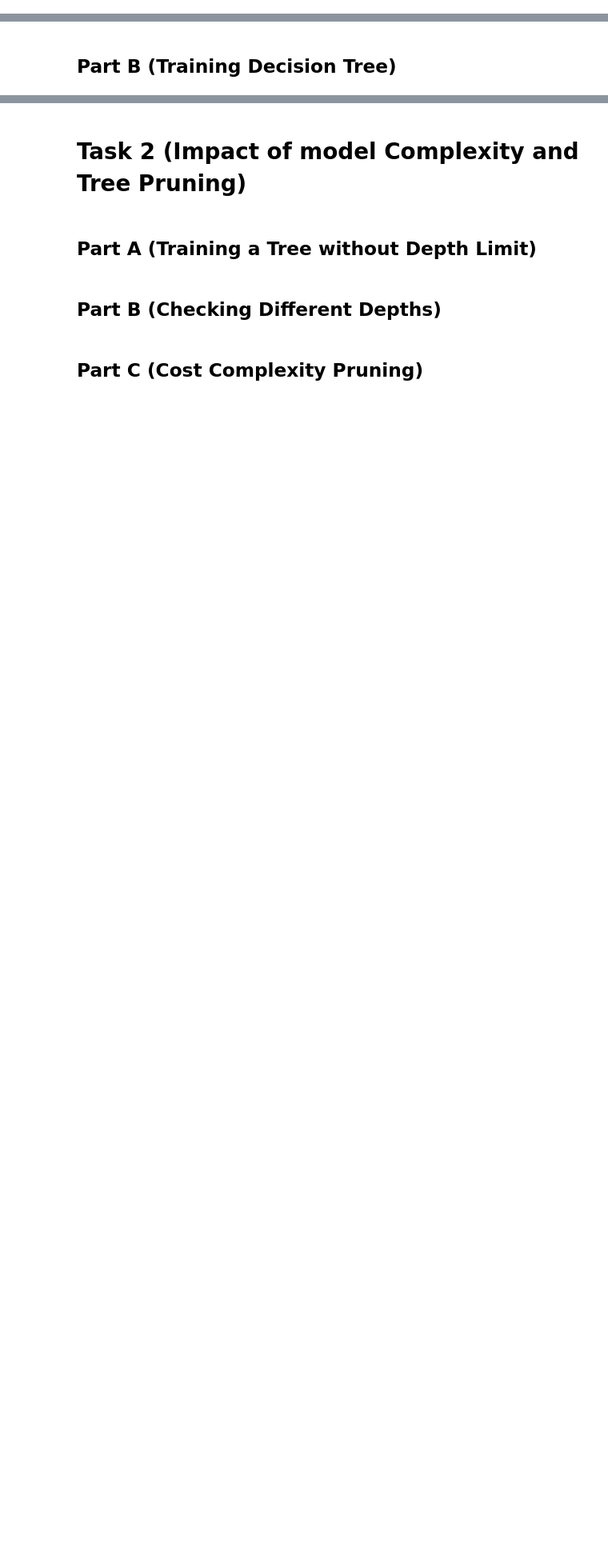
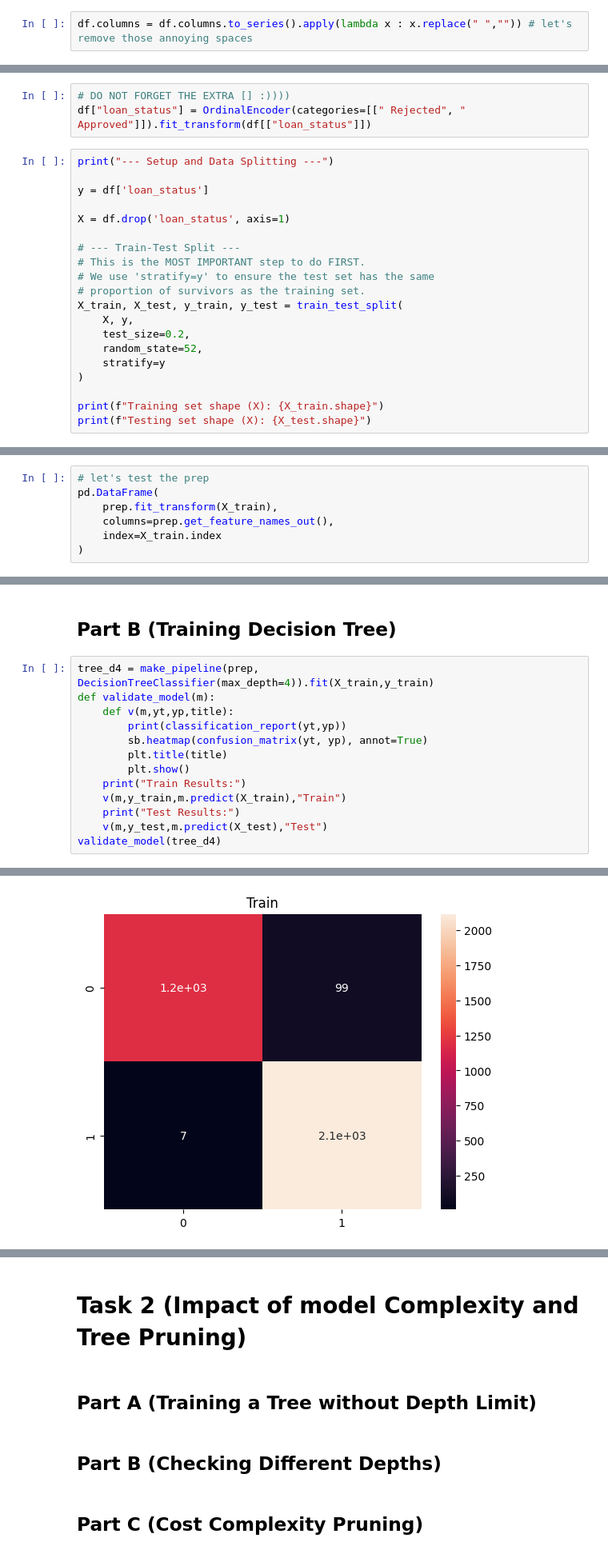
Before and after one commit to akp2003/Machine_Learning_Exercises, a Jupyter notebook: ML/HW5.ipynb, the cells around one changed output, grey strips where cells are left out. Shown at 80% size. Saved outputs shown, nothing was run; the diff lists cells and outputs as text; blank space fills up the shorter version.

```diff
--- a/ML/HW5.ipynb
+++ b/ML/HW5.ipynb
@@ -11,0 +61,2 @@ df = pd.read_csv("data/dataset.csv")
+# %%
+df.columns = df.columns.to_series().apply(lambda x : x.replace(" ","")) # let's remove those annoying spaces
@@ -11,0 +83,23 @@ df = pd.read_csv("data/dataset.csv")
+# %%
+# DO NOT FORGET THE EXTRA [] :))))
+df["loan_status"] = OrdinalEncoder(categories=[[" Rejected", " Approved"]]).fit_transform(df[["loan_status"]])
+# %%
+print("--- Setup and Data Splitting ---")
+
+y = df['loan_status']
+
+X = df.drop('loan_status', axis=1)
+
+# --- Train-Test Split ---
+# This is the MOST IMPORTANT step to do FIRST.
+# We use 'stratify=y' to ensure the test set has the same
+# proportion of survivors as the training set.
+X_train, X_test, y_train, y_test = train_test_split(
+    X, y,
+    test_size=0.2,
+    random_state=52,
+    stratify=y
+)
+
+print(f"Training set shape (X): {X_train.shape}")
+print(f"Testing set shape (X): {X_test.shape}")
@@ -11,0 +110,7 @@ df = pd.read_csv("data/dataset.csv")
+# %%
+# let's test the prep
+pd.DataFrame(
+    prep.fit_transform(X_train),
+    columns=prep.get_feature_names_out(),
+    index=X_train.index
+)
@@ -12,2 +131,16 @@ df = pd.read_csv("data/dataset.csv")
 # %% [markdown]
 ## Part B (Training Decision Tree)
+# %%
+tree_d4 = make_pipeline(prep, DecisionTreeClassifier(max_depth=4)).fit(X_train,y_train)
+def validate_model(m):
+    def v(m,yt,yp,title):
+        print(classification_report(yt,yp))
+        sb.heatmap(confusion_matrix(yt, yp), annot=True)
+        plt.title(title)
+        plt.show()
+    print("Train Results:")
+    v(m,y_train,m.predict(X_train),"Train")
+    print("Test Results:")
+    v(m,y_test,m.predict(X_test),"Test")
+validate_model(tree_d4)
+# %% [output]
@@ -13,0 +156 @@ df = pd.read_csv("data/dataset.csv")
+[figure, added]
```
Also changed, not shown: parts of 17 cells of this notebook.
